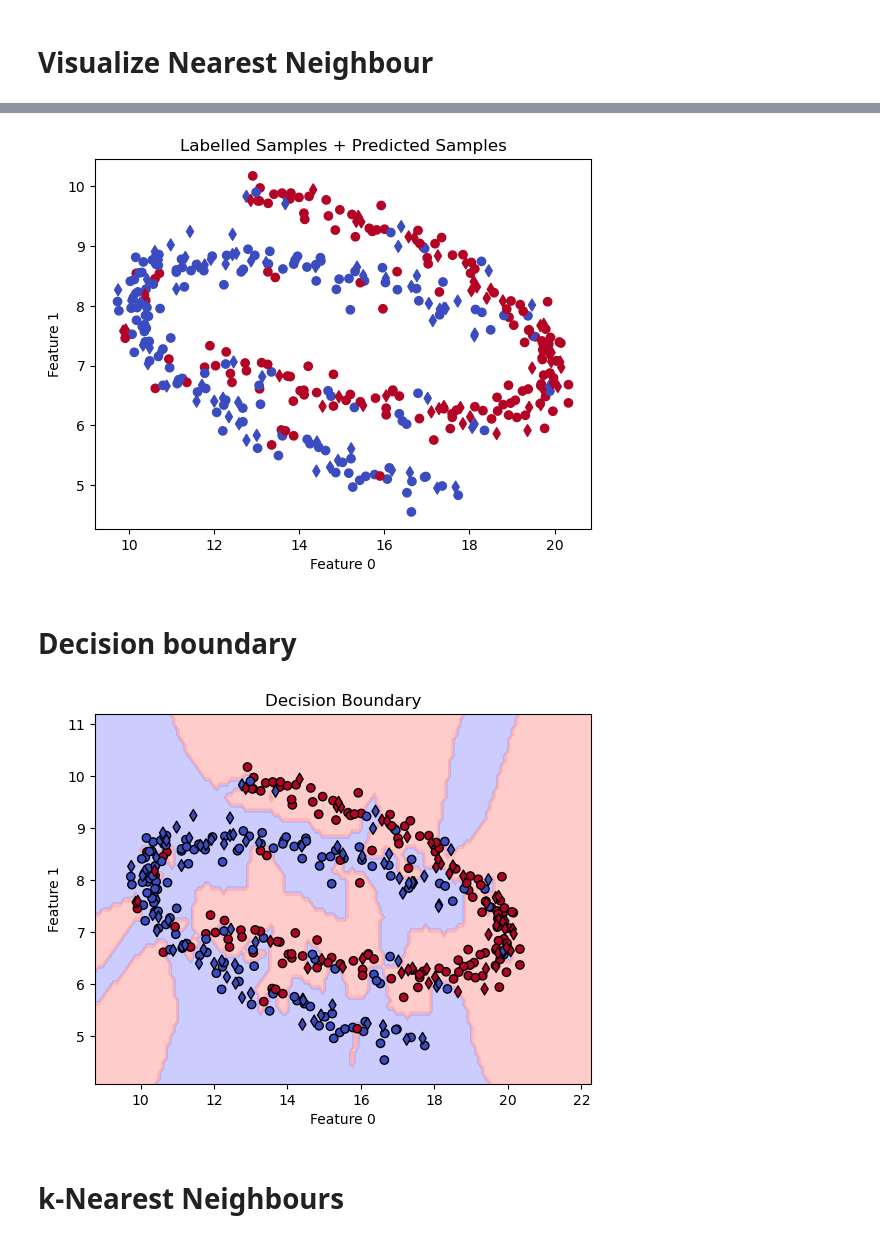
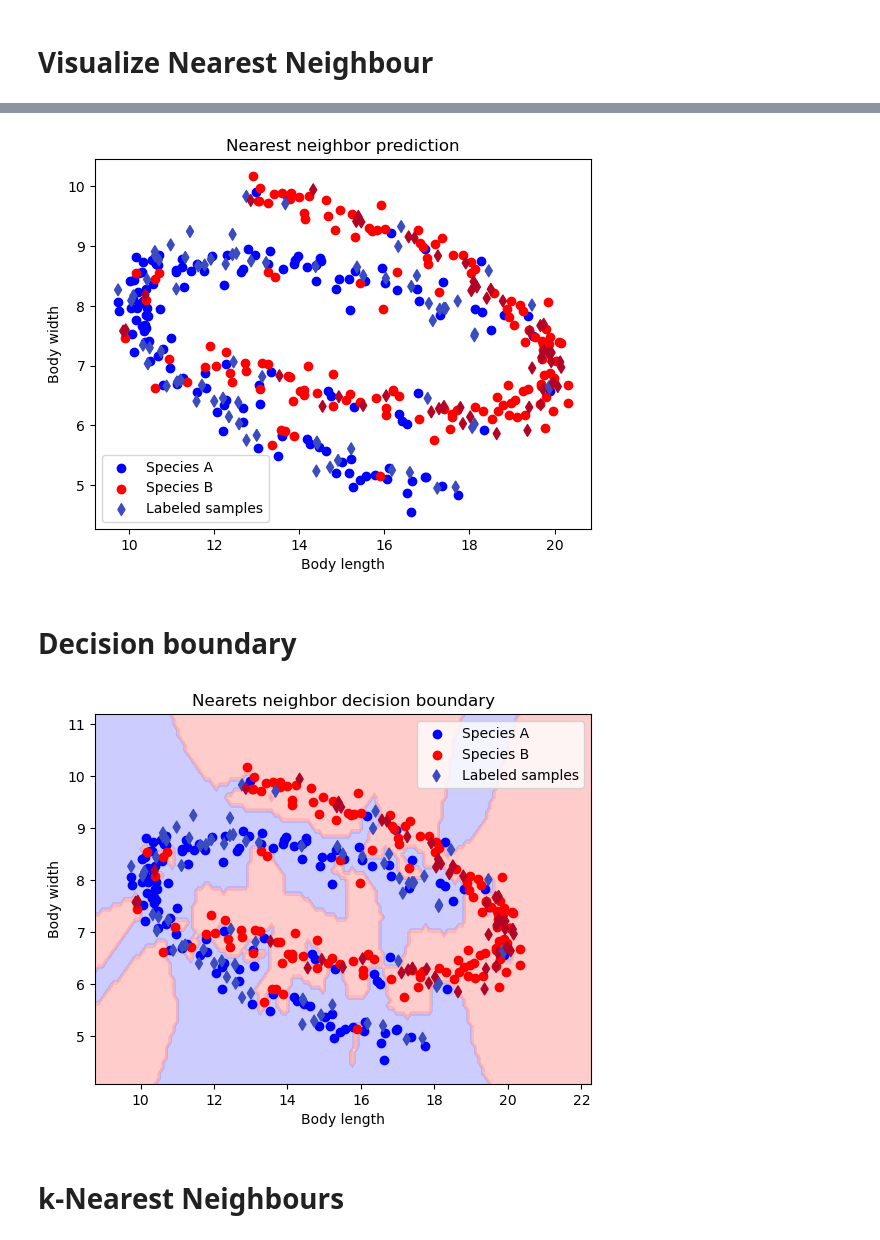
Before and after one commit to eduardo-ufmg/EAP, a Jupyter notebook: presentation/code/knn.ipynb, the cells around one changed output, grey strips where cells are left out. Drawn from its saved outputs; the diff is of its cells as text; code cells hidden in the pictures.

```diff
--- a/presentation/code/knn.ipynb
+++ b/presentation/code/knn.ipynb
@@ -178,41 +196,47 @@ nearest_indices = np.argmin(distances, axis=1)
 
 y2d_pred_nn = y2d_train[nearest_indices]
 
-plt.scatter(X2d_train[:, 0], X2d_train[:, 1], c=y2d_train, cmap='coolwarm')
-plt.scatter(X2d_test[:, 0], X2d_test[:, 1], c=y2d_pred_nn, cmap='coolwarm', marker='d')
-plt.title('Labelled Samples + Predicted Samples')
-plt.xlabel('Feature 0')
-plt.ylabel('Feature 1')
-plt.savefig('../results/2d_pred_nn.png')
+plt.scatter(X2d_train[y2d_train == 0, 0], X2d_train[y2d_train == 0, 1], label='Species A', color='blue')
+plt.scatter(X2d_train[y2d_train == 1, 0], X2d_train[y2d_train == 1, 1], label='Species B', color='red')
+plt.scatter(X2d_test[:, 0], X2d_test[:, 1], marker='d', label='Labeled samples', c=y2d_pred_nn, cmap='coolwarm')
+plt.legend()
+plt.title('Nearest neighbor prediction')
+plt.xlabel('Body length')
+plt.ylabel('Body width')
+plt.savefig('../results/2dprednn.png')
 plt.show()
 # %% [output]
-[figure, old version]
+[figure, new version]
 # %% [markdown]
 # Decision boundary
 # %%
 from matplotlib.colors import ListedColormap
 
 x_min, x_max = 0.9 * X2d[:, 0].min(), 1.1 * X2d[:, 0].max()
 y_min, y_max = 0.9 * X2d[:, 1].min(), 1.1 * X2d[:, 1].max()
 xx, yy = np.meshgrid(np.arange(x_min, x_max, 0.1),
            np.arange(y_min, y_max, 0.1))
 
 grid_points = np.c_[xx.ravel(), yy.ravel()]
 distances = np.linalg.norm(grid_points[:, np.newaxis] - X2d_train, axis=2)
 
 nearest_indices = np.argmin(distances, axis=1)
 grid_predictions_nn = y2d_train[nearest_indices].reshape(xx.shape)
 
 plt.contourf(xx, yy, grid_predictions_nn, alpha=0.6, cmap=ListedColormap(['#AAAAFF', '#FFAAAA']))
-plt.scatter(X2d_train[:, 0], X2d_train[:, 1], c=y2d_train, cmap='coolwarm', edgecolor='k')
-plt.scatter(X2d_test[:, 0], X2d_test[:, 1], c=y2d_pred_nn, cmap='coolwarm', marker='d', edgecolor='k')
-plt.title('Decision Boundary')
-plt.xlabel('Feature 0')
-plt.ylabel('Feature 1')
-plt.savefig('../results/decision_boundary_nn.png')
+
+plt.scatter(X2d_train[y2d_train == 0, 0], X2d_train[y2d_train == 0, 1], label='Species A', color='blue')
+plt.scatter(X2d_train[y2d_train == 1, 0], X2d_train[y2d_train == 1, 1], label='Species B', color='red')
+plt.scatter(X2d_test[:, 0], X2d_test[:, 1], marker='d', label='Labeled samples', c=y2d_pred_nn, cmap='coolwarm')
+
+plt.legend()
+plt.title('Nearets neighbor decision boundary')
+plt.xlabel('Body length')
+plt.ylabel('Body width')
+plt.savefig('../results/dbnn.png')
 plt.show()
 # %% [output]
-[figure, old version]
+[figure, new version]
 # %% [markdown]
 # k-Nearest Neighbours
 # %%
```
Also changed, not shown: parts of 11 cells of this notebook, 1 other file.
